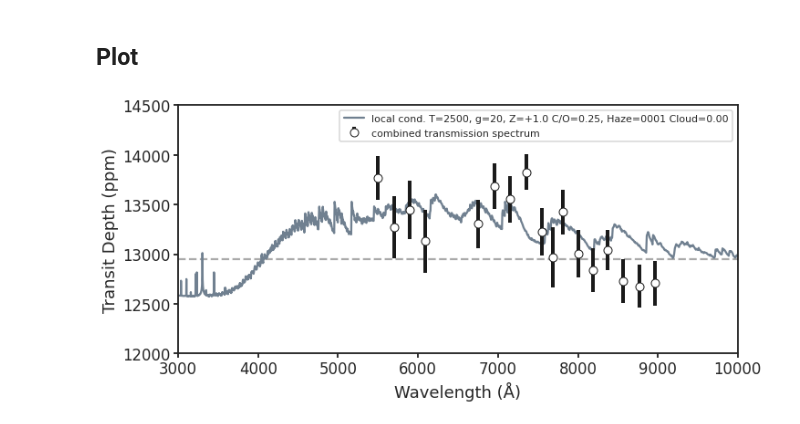
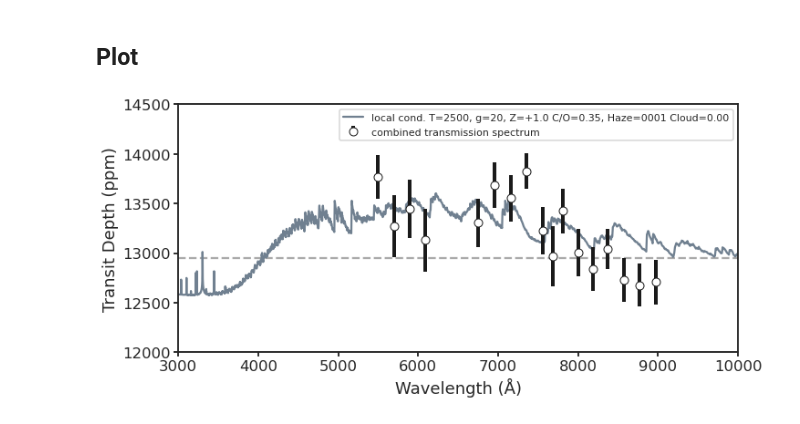
Before and after one commit to icweaver/HAT-P-23b, a Jupyter notebook: _sources/notebooks/tspec_forward_model.ipynb, the cells around one changed output. Saved outputs shown, nothing was run; the diff lists cells and outputs as text; code cells hidden in the pictures.

```diff
--- a/_sources/notebooks/tspec_forward_model.ipynb
+++ b/_sources/notebooks/tspec_forward_model.ipynb
@@ -69,32 +67,32 @@ ax.axhline(mean_wlc_depth, color="darkgrey", zorder=0, ls="--")
 
 # Forward model
 ax.plot(
     wav_fm * 1e4,
     flux_fm * 1e6,
     c="C8",
-    label="local cond. T=2500, g=20, Z=+1.0 C/O=0.25, Haze=0001 Cloud=0.00",
+    label="local cond. T=2500, g=20, Z=+1.0 C/O=0.35, Haze=0001 Cloud=0.00",
 )
 
 # IMACS data
 ax.errorbar(
     wav,
     tspec_combined,
     yerr=tspec_combined_unc,
     c="w",
     mec="k",
     fmt="o",
     zorder=10,
     label="combined transmission spectrum",
     ecolor="k",
     lw=4,
 )
 
 # Save
 ax.legend(fontsize=11)
 ax.set_xlim(3_000, 10_000)
 ax.set_ylim(12_000, 14_500)
 ax.set_xlabel("Wavelength (Å)")
 ax.set_ylabel(r"Transit Depth (ppm)")
 utils.savefig(f"../paper/figures/tspec_forward_model/tspec_forward_model.pdf")
 # %% [output]
-[figure, old version]
+[figure, new version]
```
Also changed, not shown: parts of 2 cells of this notebook, 2 other files.
